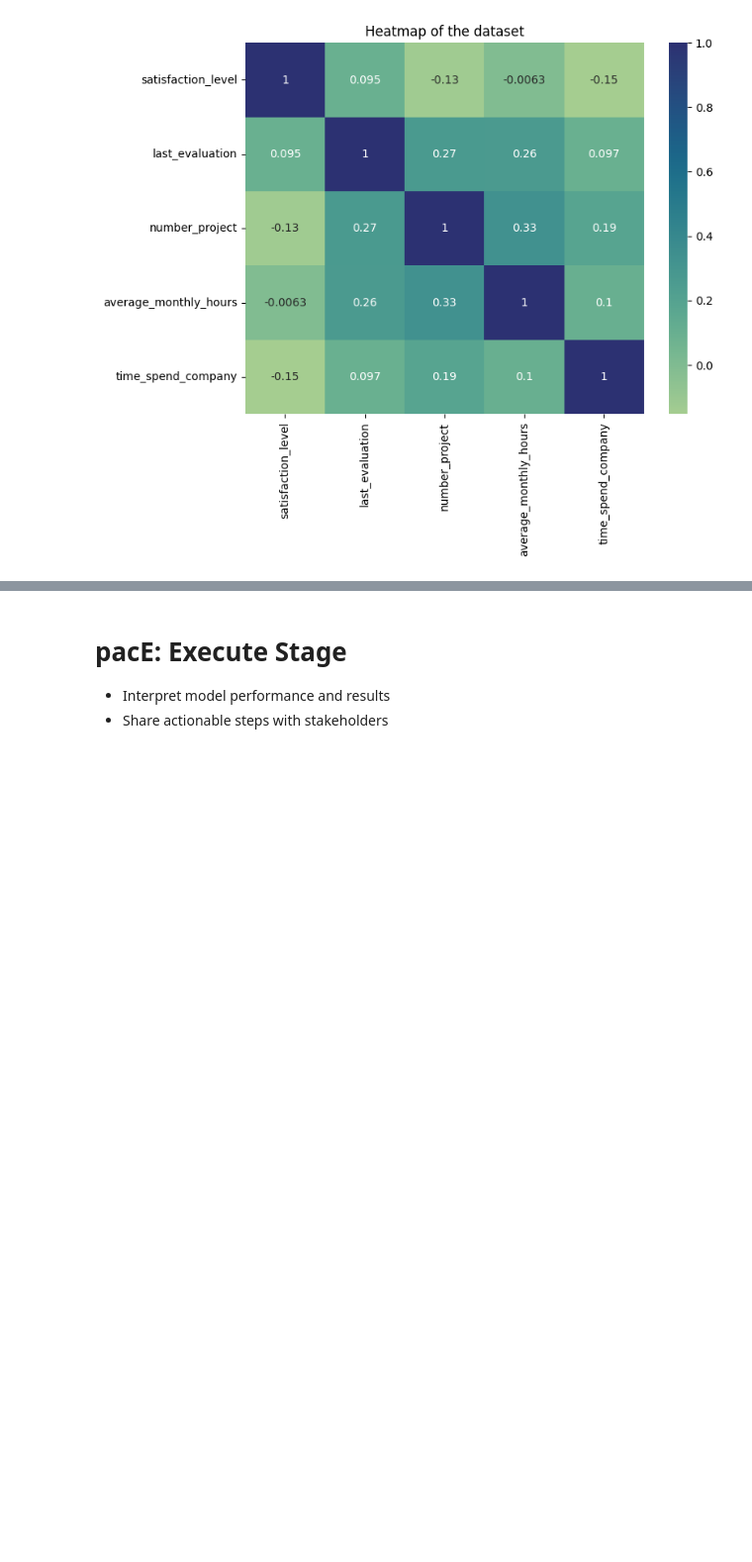
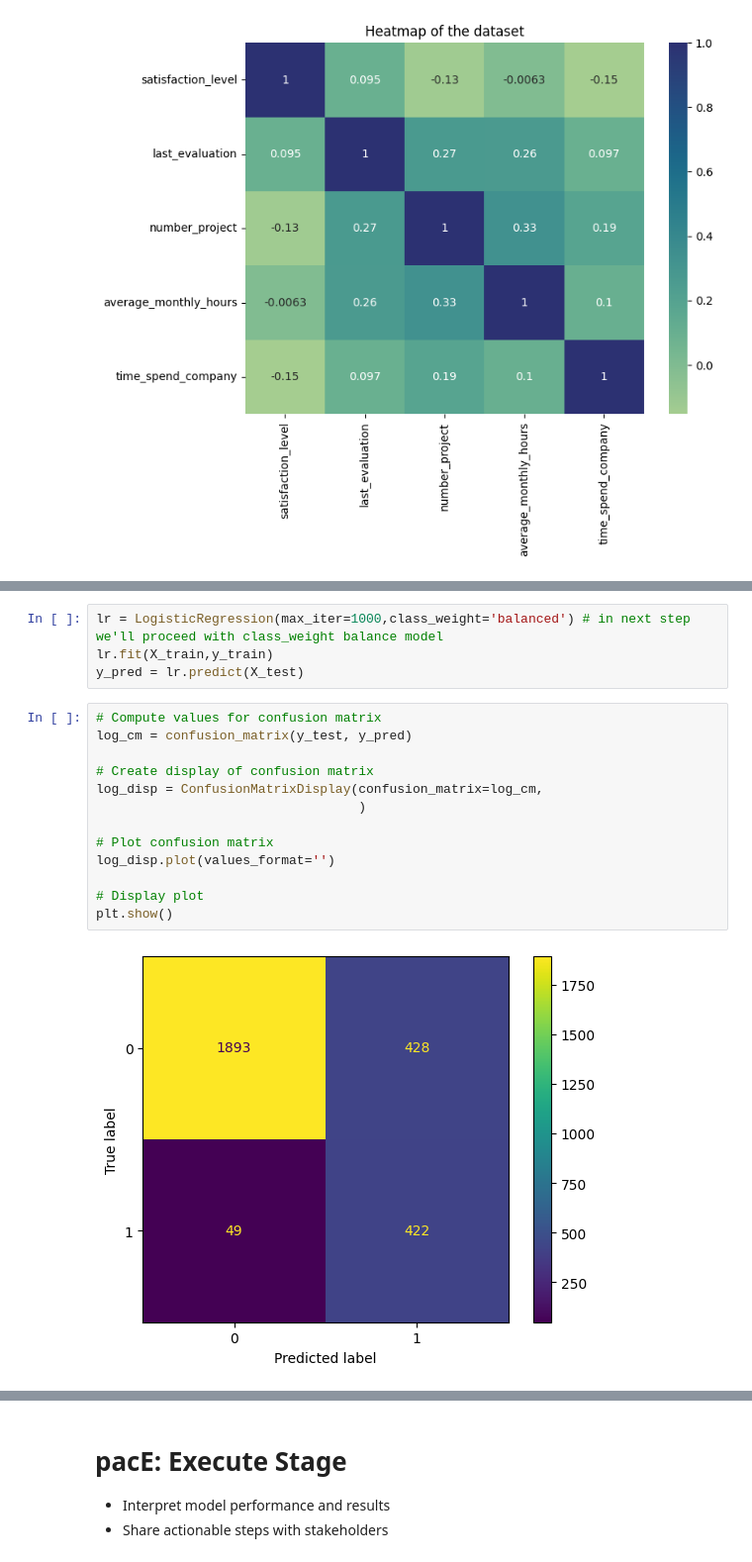
Before and after one commit to mkopanik/Capstone-Project-ML-HR-Analytics, a Jupyter notebook: Activity_ Course 7 Salifort Motors project lab.ipynb, the cells around one changed output, grey strips where cells are left out. Shown at 99% size. Drawn from its saved outputs; the diff is of its cells as text; blank space fills up the shorter version.

```diff
--- a/Activity_ Course 7 Salifort Motors project lab.ipynb
+++ b/Activity_ Course 7 Salifort Motors project lab.ipynb
@@ -480,0 +524,19 @@ df_logreg.head()
+# %%
+lr = LogisticRegression(max_iter=1000,class_weight='balanced') # in next step we'll proceed with class_weight balance model
+lr.fit(X_train,y_train)
+y_pred = lr.predict(X_test)
+# %%
+# Compute values for confusion matrix
+log_cm = confusion_matrix(y_test, y_pred)
+
+# Create display of confusion matrix
+log_disp = ConfusionMatrixDisplay(confusion_matrix=log_cm,
+                                  )
+
+# Plot confusion matrix
+log_disp.plot(values_format='')
+
+# Display plot
+plt.show()
+# %% [output]
+[figure, added]
```
Also changed, not shown: parts of 43 cells of this notebook, 5 other files.
